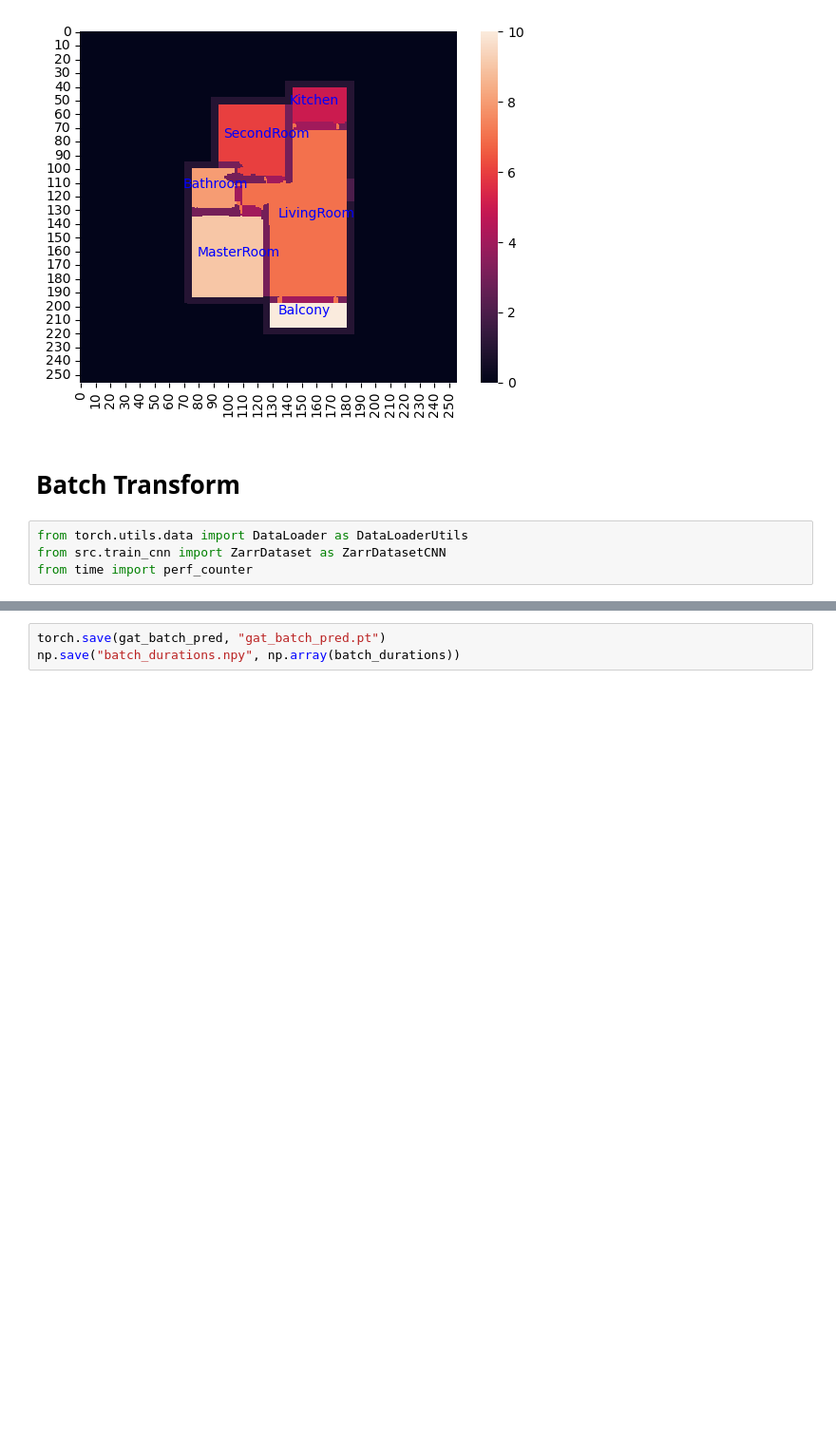
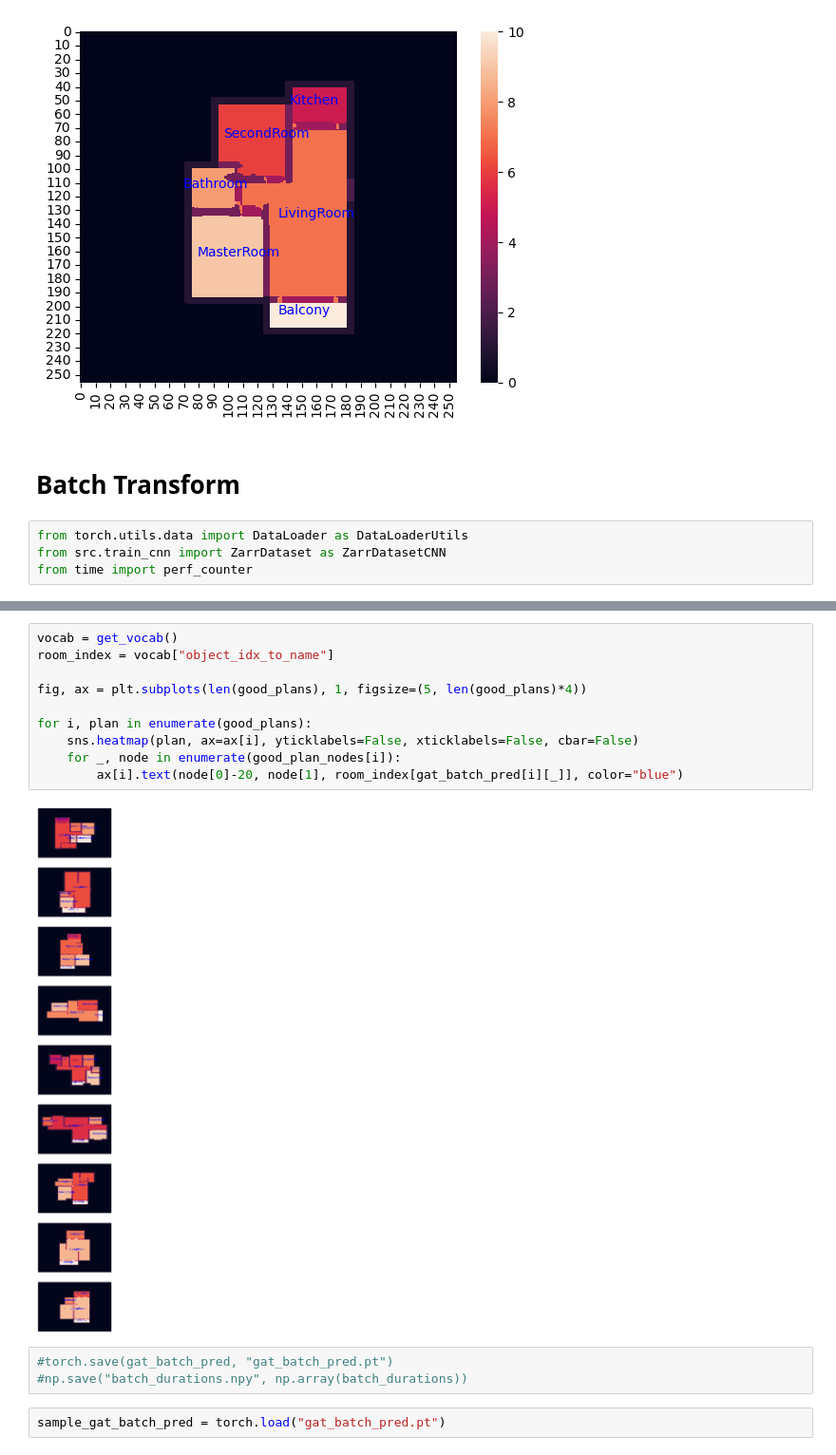
Before and after one commit to shaun-friedman/Generative-Interior-Synthesis, a Jupyter notebook: 5_Testing.ipynb, the cells around one changed output, grey strips where cells are left out. Shown at 95% size. Cells and saved outputs as stored; diff of their text form; blank space fills up the shorter version.

```diff
--- a/5_Testing.ipynb
+++ b/5_Testing.ipynb
@@ -395,3 +387,17 @@ len(gat_batch_pred)/5000
+# %%
+vocab = get_vocab()
+room_index = vocab["object_idx_to_name"]
+
+fig, ax = plt.subplots(len(good_plans), 1, figsize=(5, len(good_plans)*4))
+
+for i, plan in enumerate(good_plans):
+    sns.heatmap(plan, ax=ax[i], yticklabels=False, xticklabels=False, cbar=False)
+    for _, node in enumerate(good_plan_nodes[i]):
+        ax[i].text(node[0]-20, node[1], room_index[gat_batch_pred[i][_]], color="blue")
+# %% [output]
+[figure, added]
 # %%
-torch.save(gat_batch_pred, "gat_batch_pred.pt")
-np.save("batch_durations.npy", np.array(batch_durations))
+#torch.save(gat_batch_pred, "gat_batch_pred.pt")
+#np.save("batch_durations.npy", np.array(batch_durations))
+# %%
+sample_gat_batch_pred = torch.load("gat_batch_pred.pt")
```
Also changed, not shown: parts of 12 cells of this notebook, 1 other file.
